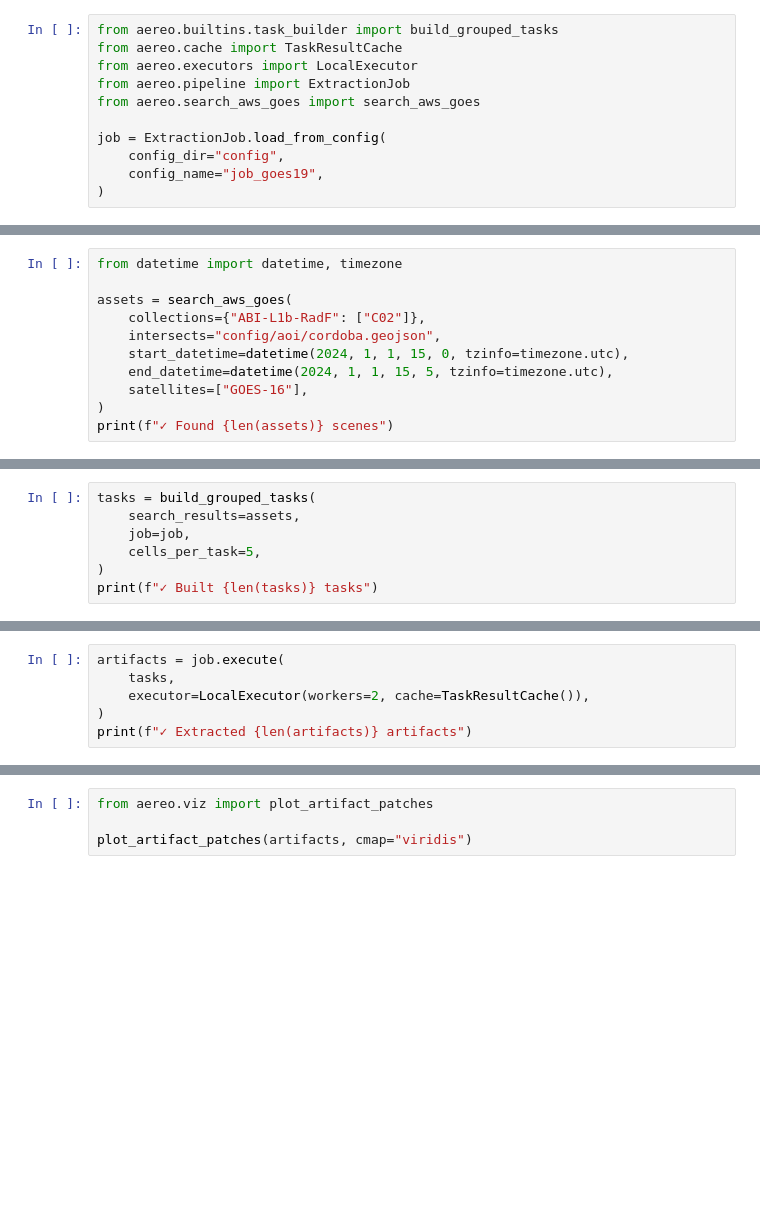
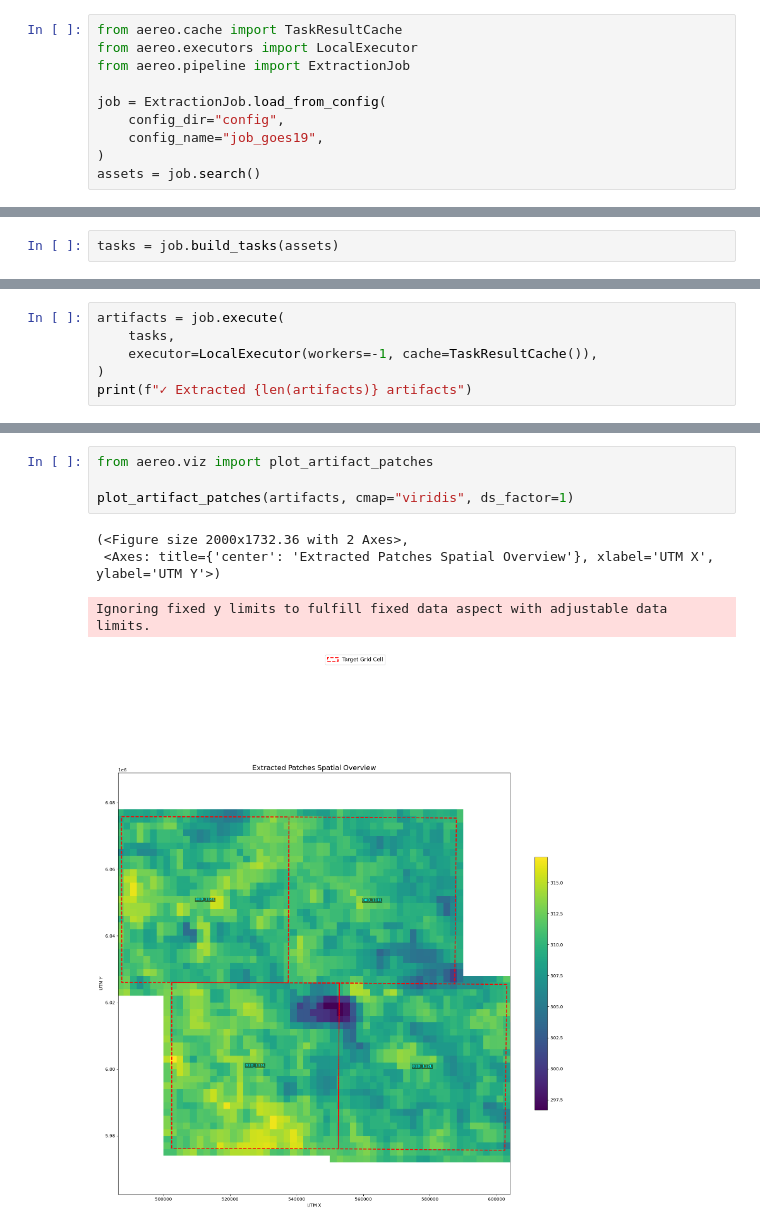
Before and after one commit to frandorr/aereo, a Jupyter notebook: examples/05-goes19.ipynb, the cells around one changed output, grey strips where cells are left out. Drawn from its saved outputs; the diff is of its cells as text; blank space fills up the shorter version.

```diff
--- a/examples/05-goes19.ipynb
+++ b/examples/05-goes19.ipynb
@@ -1,11 +1,10 @@
 # %%
-from aereo.builtins.task_builder import build_grouped_tasks
 from aereo.cache import TaskResultCache
 from aereo.executors import LocalExecutor
 from aereo.pipeline import ExtractionJob
-from aereo.search_aws_goes import search_aws_goes
 
 job = ExtractionJob.load_from_config(
     config_dir="config",
     config_name="job_goes19",
 )
+assets = job.search()
@@ -12,11 +12,0 @@ job = ExtractionJob.load_from_config(
-# %%
-from datetime import datetime, timezone
-
-assets = search_aws_goes(
-    collections={"ABI-L1b-RadF": ["C02"]},
-    intersects="config/aoi/cordoba.geojson",
-    start_datetime=datetime(2024, 1, 1, 15, 0, tzinfo=timezone.utc),
-    end_datetime=datetime(2024, 1, 1, 15, 5, tzinfo=timezone.utc),
-    satellites=["GOES-16"],
-)
-print(f"✓ Found {len(assets)} scenes")
@@ -25,7 +13,2 @@ assets
 # %%
-tasks = build_grouped_tasks(
-    search_results=assets,
-    job=job,
-    cells_per_task=5,
-)
-print(f"✓ Built {len(tasks)} tasks")
+tasks = job.build_tasks(assets)
@@ -32,6 +17,6 @@ print(f"✓ Built {len(tasks)} tasks")
 # %%
 artifacts = job.execute(
     tasks,
-    executor=LocalExecutor(workers=2, cache=TaskResultCache()),
+    executor=LocalExecutor(workers=-1, cache=TaskResultCache()),
 )
 print(f"✓ Extracted {len(artifacts)} artifacts")
@@ -38,4 +28,9 @@ print(f"✓ Extracted {len(artifacts)} artifacts")
 # %%
 from aereo.viz import plot_artifact_patches
 
-plot_artifact_patches(artifacts, cmap="viridis")
+plot_artifact_patches(artifacts, cmap="viridis", ds_factor=1)
+# %% [output]
+(<Figure size 2000x1732.36 with 2 Axes>,
+ <Axes: title={'center': 'Extracted Patches Spatial Overview'}, xlabel='UTM X', ylabel='UTM Y'>)
+Ignoring fixed y limits to fulfill fixed data aspect with adjustable data limits.
+[figure, added]
```
Also changed, not shown: parts of 4 cells of this notebook, 12 other files.
